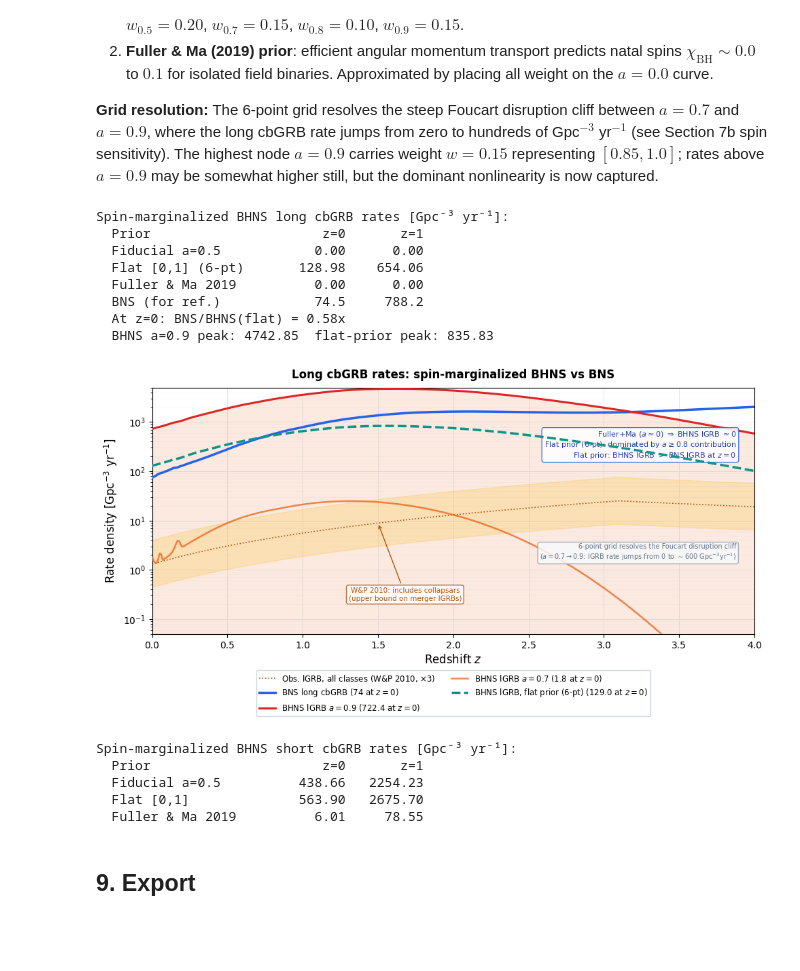
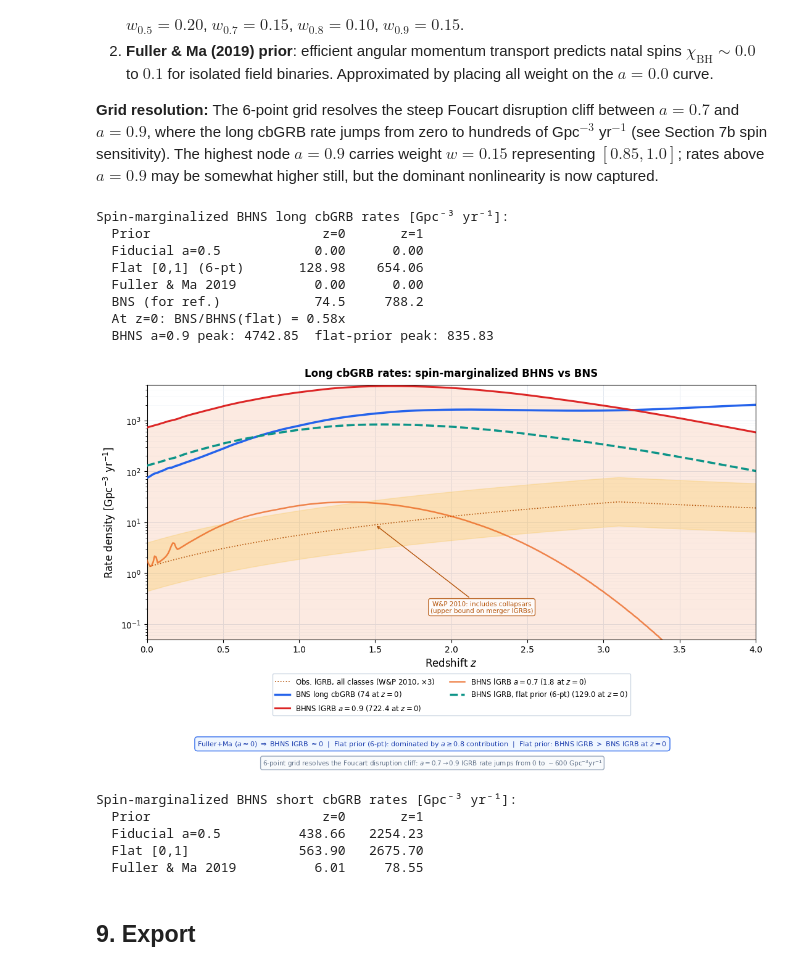
Before and after one commit to jorodgrz/GRBproject, a Jupyter notebook: GRB_CosmicRate.ipynb, the cells around one changed output. Drawn from its saved outputs; the diff is of its cells as text; code cells hidden in the pictures; blank space fills up the shorter version.

Commit message:
Updated notebooks markdown cells and plots

```diff
--- a/GRB_CosmicRate.ipynb
+++ b/GRB_CosmicRate.ipynb
@@ -1980,7 +2003,7 @@ peak_09 = r_bhns_09.max()
 peak_flat = r_bhns_long_flat.max()
 print(f"  BHNS a=0.9 peak: {peak_09:.2f}  flat-prior peak: {peak_flat:.2f}")
 
-fig, ax = plt.subplots(figsize=(10, 5.5))
+fig, ax = plt.subplots(figsize=(11, 6))
 
 # ---- Observed lGRB band ----
 ax.fill_between(redshifts, obs_lo, obs_hi, color='#FCD34D', alpha=0.28, zorder=1)
@@ -2014,35 +2037,16 @@ ax.fill_between(redshifts,
 iz_wp = np.argmin(np.abs(redshifts - 1.5))
 ax.annotate('W&P 2010: includes collapsars\n(upper bound on merger lGRBs)',
             xy=(redshifts[iz_wp], obs_mid[iz_wp]),
-            xytext=(0.42, 0.13), textcoords='axes fraction',
+            xytext=(0.55, 0.10), textcoords='axes fraction',
             fontsize=7.5, color='#B45309', ha='center', va='bottom',
             arrowprops=dict(arrowstyle='->', color='#B45309', lw=1.0),
             bbox=dict(boxstyle='round,pad=0.3', fc='white', ec='#B45309', alpha=0.85))
 
-# ---- Annotation: key result ----
+# ---- Annotations placed below the plot, outside the axes ----
 if r_bhns_long_flat[0] > r_bns_long[0]:
     comparison_str = r'Flat prior: BHNS lGRB $>$ BNS lGRB at $z=0$'
 else:
     comparison_str = r'Flat prior: BNS lGRB $>$ BHNS lGRB at $z=0$'
-ax.text(0.97, 0.83,
-        r'Fuller+Ma ($a \approx 0$) $\Rightarrow$ BHNS lGRB $\approx 0$'
-        '\n'
-        'Flat prior (6-pt): dominated by $a \\geq 0.8$ contribution'
-        '\n'
-        + comparison_str,
-        transform=ax.transAxes, fontsize=8, color='#1E40AF',
-        va='top', ha='right',
-        bbox=dict(boxstyle='round,pad=0.3', facecolor='white',
-                  edgecolor='#2563EB', alpha=0.85))
-
-# ---- Annotation: 6-point grid note ----
-ax.text(0.97, 0.37,
-        '6-point grid resolves the Foucart disruption cliff\n'
-        r'($a = 0.7 \to 0.9$: lGRB rate jumps from 0 to $\sim$600 Gpc$^{-3}$yr$^{-1}$)',
-        transform=ax.transAxes, fontsize=7, color='#64748B',
-        va='top', ha='right',
-        bbox=dict(boxstyle='round,pad=0.3', facecolor='#F8FAFC',
-                  edgecolor='#94A3B8', alpha=0.85))
 
 ax.grid(which='major', color='#E2E8F0', linewidth=0.7, linestyle='-', zorder=0)
 ax.grid(which='minor', color='#F1F5F9', linewidth=0.4, linestyle='-', zorder=0)
@@ -2050,35 +2054,49 @@ ax.set_axisbelow(True)
 
 ax.set_xlim(0, 4)
 ax.set_ylim(5e-2, 5e3)
 ax.set_yscale('log')
 ax.set_xlabel('Redshift $z$', fontsize=12)
 ax.set_ylabel(r'Rate density [Gpc$^{-3}$ yr$^{-1}$]', fontsize=12)
 ax.set_title('Long cbGRB rates: spin-marginalized BHNS vs BNS',
              fontsize=12, fontweight='bold', pad=10)
 ax.legend(fontsize=8.5, framealpha=0.93, edgecolor='#CBD5E1',
-          loc='upper center', bbox_to_anchor=(0.5, -0.13), ncol=2)
+          loc='upper center', bbox_to_anchor=(0.5, -0.12), ncol=2)
+
+fig.text(0.5, -0.03,
+         r'Fuller+Ma ($a \approx 0$) $\Rightarrow$ BHNS lGRB $\approx 0$  |  '
+         'Flat prior (6-pt): dominated by $a \\geq 0.8$ contribution  |  '
+         + comparison_str,
+         ha='center', va='top', fontsize=8, color='#1E40AF',
+         bbox=dict(boxstyle='round,pad=0.4', facecolor='#EFF6FF',
+                   edgecolor='#2563EB', alpha=0.95))
+fig.text(0.5, -0.08,
+         '6-point grid resolves the Foucart disruption cliff: '
+         r'$a = 0.7 \to 0.9$ lGRB rate jumps from 0 to $\sim$600 Gpc$^{-3}$yr$^{-1}$',
+         ha='center', va='top', fontsize=7.5, color='#64748B',
+         bbox=dict(boxstyle='round,pad=0.3', facecolor='#F8FAFC',
+                   edgecolor='#94A3B8', alpha=0.95))
 
 plt.tight_layout()
 plt.savefig('/Users/josephrodriguez/research visualization/Plots/rate_bhns_spin_marginalized.png',
             dpi=150, bbox_inches='tight')
 plt.show()
 
 print()
 print("Spin-marginalized BHNS short cbGRB rates [Gpc\u207b\u00b3 yr\u207b\u00b9]:")
 print(f"  {'Prior':<20s}  {'z=0':>8s}  {'z=1':>8s}")
 print(f"  {'Fiducial a=0.5':<20s}  {r_bhns_short_fid[_i0]:>8.2f}  {r_bhns_short_fid[_i1]:>8.2f}")
 print(f"  {'Flat [0,1]':<20s}  {r_bhns_short_flat[_i0]:>8.2f}  {r_bhns_short_flat[_i1]:>8.2f}")
 print(f"  {'Fuller & Ma 2019':<20s}  {r_bhns_short_fm19[_i0]:>8.2f}  {r_bhns_short_fm19[_i1]:>8.2f}")
 # %% [output]
 Spin-marginalized BHNS long cbGRB rates [Gpc⁻³ yr⁻¹]:
   Prior                      z=0       z=1
   Fiducial a=0.5            0.00      0.00
   Flat [0,1] (6-pt)       128.98    654.06
   Fuller & Ma 2019          0.00      0.00
   BNS (for ref.)            74.5     788.2
   At z=0: BNS/BHNS(flat) = 0.58x
   BHNS a=0.9 peak: 4742.85  flat-prior peak: 835.83
-[figure, old version]
+[figure, new version]
 Spin-marginalized BHNS short cbGRB rates [Gpc⁻³ yr⁻¹]:
   Prior                      z=0       z=1
   Fiducial a=0.5          438.66   2254.23
```
Also changed, not shown: parts of 3 cells of this notebook, 14 other files.
